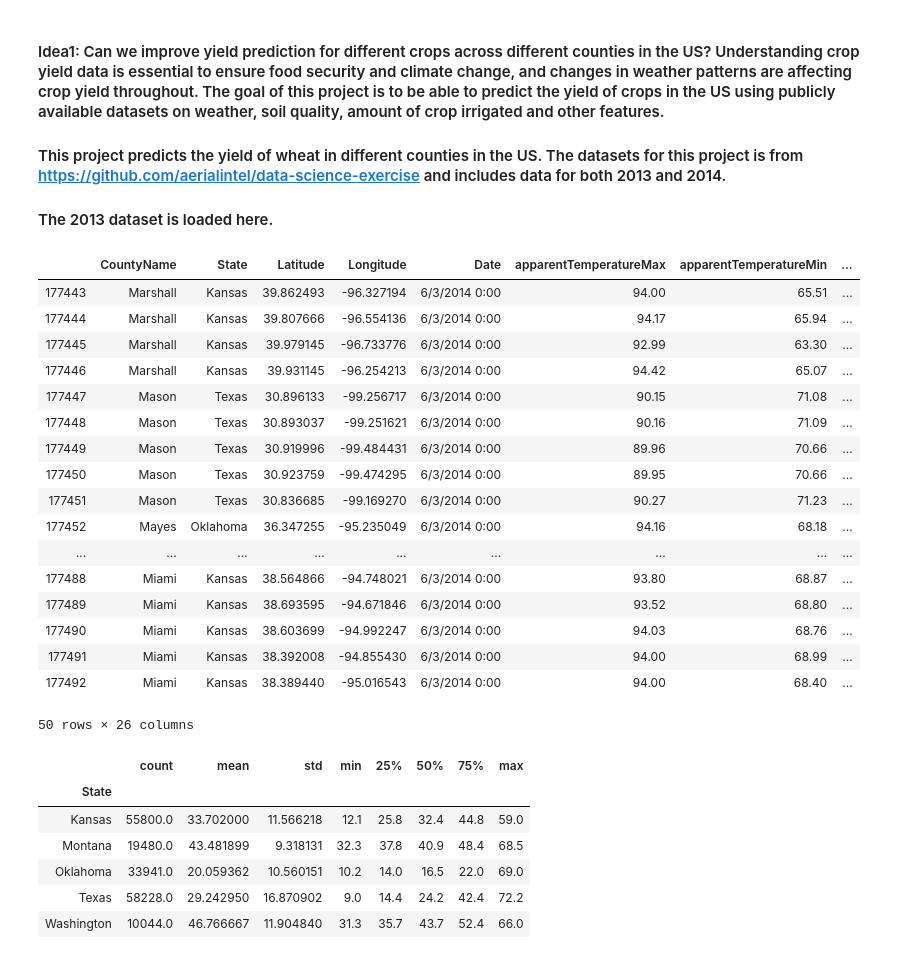
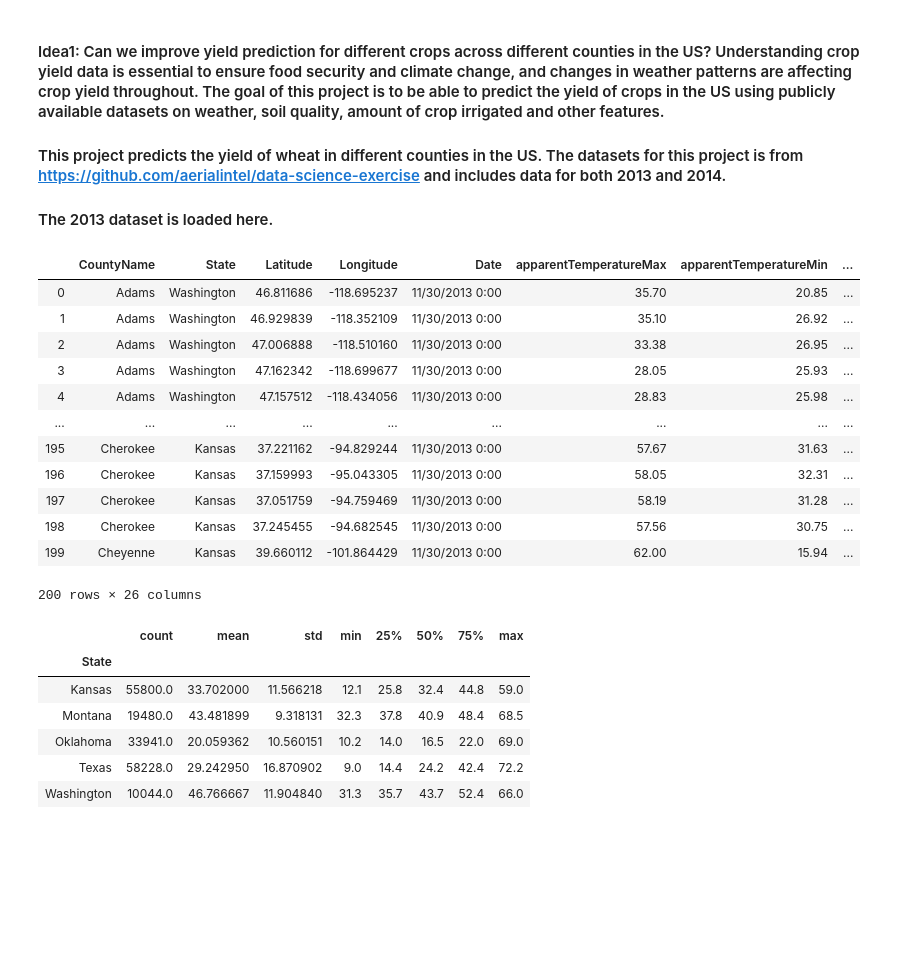
Before and after one commit to varsha2509/Springboard-DS, a Jupyter notebook: Capstone1/Idea1/Project1-Idea1.ipynb, the cells around one changed output. Cells and saved outputs as stored; diff of their text form; code cells hidden in the pictures; blank space fills up the shorter version.

```diff
--- a/Capstone1/Idea1/Project1-Idea1.ipynb
+++ b/Capstone1/Idea1/Project1-Idea1.ipynb
@@ -18,27 +18,22 @@ from shapely.geometry import Point, Polygon
 #### Reading in dataset
 # %%
 df1_2013 = pd.read_csv('Wheat2013.csv',header=0)
-# %%
-df1_2013.tail(50)
-# %% [output]
-|  | CountyName | State | Latitude | Longitude | Date | apparentTemperatureMax | apparentTemperatureMin | ... |
-| 177443 | Marshall | Kansas | 39.862493 | -96.327194 | 6/3/2014 0:00 | 94.00 | 65.51 | ... |
-| 177444 | Marshall | Kansas | 39.807666 | -96.554136 | 6/3/2014 0:00 | 94.17 | 65.94 | ... |
-| 177445 | Marshall | Kansas | 39.979145 | -96.733776 | 6/3/2014 0:00 | 92.99 | 63.30 | ... |
-| 177446 | Marshall | Kansas | 39.931145 | -96.254213 | 6/3/2014 0:00 | 94.42 | 65.07 | ... |
-| 177447 | Mason | Texas | 30.896133 | -99.256717 | 6/3/2014 0:00 | 90.15 | 71.08 | ... |
-| 177448 | Mason | Texas | 30.893037 | -99.251621 | 6/3/2014 0:00 | 90.16 | 71.09 | ... |
-| 177449 | Mason | Texas | 30.919996 | -99.484431 | 6/3/2014 0:00 | 89.96 | 70.66 | ... |
-| 177450 | Mason | Texas | 30.923759 | -99.474295 | 6/3/2014 0:00 | 89.95 | 70.66 | ... |
-| 177451 | Mason | Texas | 30.836685 | -99.169270 | 6/3/2014 0:00 | 90.27 | 71.23 | ... |
-| 177452 | Mayes | Oklahoma | 36.347255 | -95.235049 | 6/3/2014 0:00 | 94.16 | 68.18 | ... |
-| ... | ... | ... | ... | ... | ... | ... | ... | ... |
-| 177488 | Miami | Kansas | 38.564866 | -94.748021 | 6/3/2014 0:00 | 93.80 | 68.87 | ... |
-| 177489 | Miami | Kansas | 38.693595 | -94.671846 | 6/3/2014 0:00 | 93.52 | 68.80 | ... |
-| 177490 | Miami | Kansas | 38.603699 | -94.992247 | 6/3/2014 0:00 | 94.03 | 68.76 | ... |
-| 177491 | Miami | Kansas | 38.392008 | -94.855430 | 6/3/2014 0:00 | 94.00 | 68.99 | ... |
-| 177492 | Miami | Kansas | 38.389440 | -95.016543 | 6/3/2014 0:00 | 94.00 | 68.40 | ... |
-50 rows × 26 columns
+# %%
+df1_2013.head(200)
+# %% [output]
+|  | CountyName | State | Latitude | Longitude | Date | apparentTemperatureMax | apparentTemperatureMin | ... |
+| 0 | Adams | Washington | 46.811686 | -118.695237 | 11/30/2013 0:00 | 35.70 | 20.85 | ... |
+| 1 | Adams | Washington | 46.929839 | -118.352109 | 11/30/2013 0:00 | 35.10 | 26.92 | ... |
+| 2 | Adams | Washington | 47.006888 | -118.510160 | 11/30/2013 0:00 | 33.38 | 26.95 | ... |
+| 3 | Adams | Washington | 47.162342 | -118.699677 | 11/30/2013 0:00 | 28.05 | 25.93 | ... |
+| 4 | Adams | Washington | 47.157512 | -118.434056 | 11/30/2013 0:00 | 28.83 | 25.98 | ... |
+| ... | ... | ... | ... | ... | ... | ... | ... | ... |
+| 195 | Cherokee | Kansas | 37.221162 | -94.829244 | 11/30/2013 0:00 | 57.67 | 31.63 | ... |
+| 196 | Cherokee | Kansas | 37.159993 | -95.043305 | 11/30/2013 0:00 | 58.05 | 32.31 | ... |
+| 197 | Cherokee | Kansas | 37.051759 | -94.759469 | 11/30/2013 0:00 | 58.19 | 31.28 | ... |
+| 198 | Cherokee | Kansas | 37.245455 | -94.682545 | 11/30/2013 0:00 | 57.56 | 30.75 | ... |
+| 199 | Cheyenne | Kansas | 39.660112 | -101.864429 | 11/30/2013 0:00 | 62.00 | 15.94 | ... |
+200 rows × 26 columns
 # %%
 df1_2013.groupby(['State'])['Yield'].describe()
 # %% [output]
```
Also changed, not shown: 1 other file.
